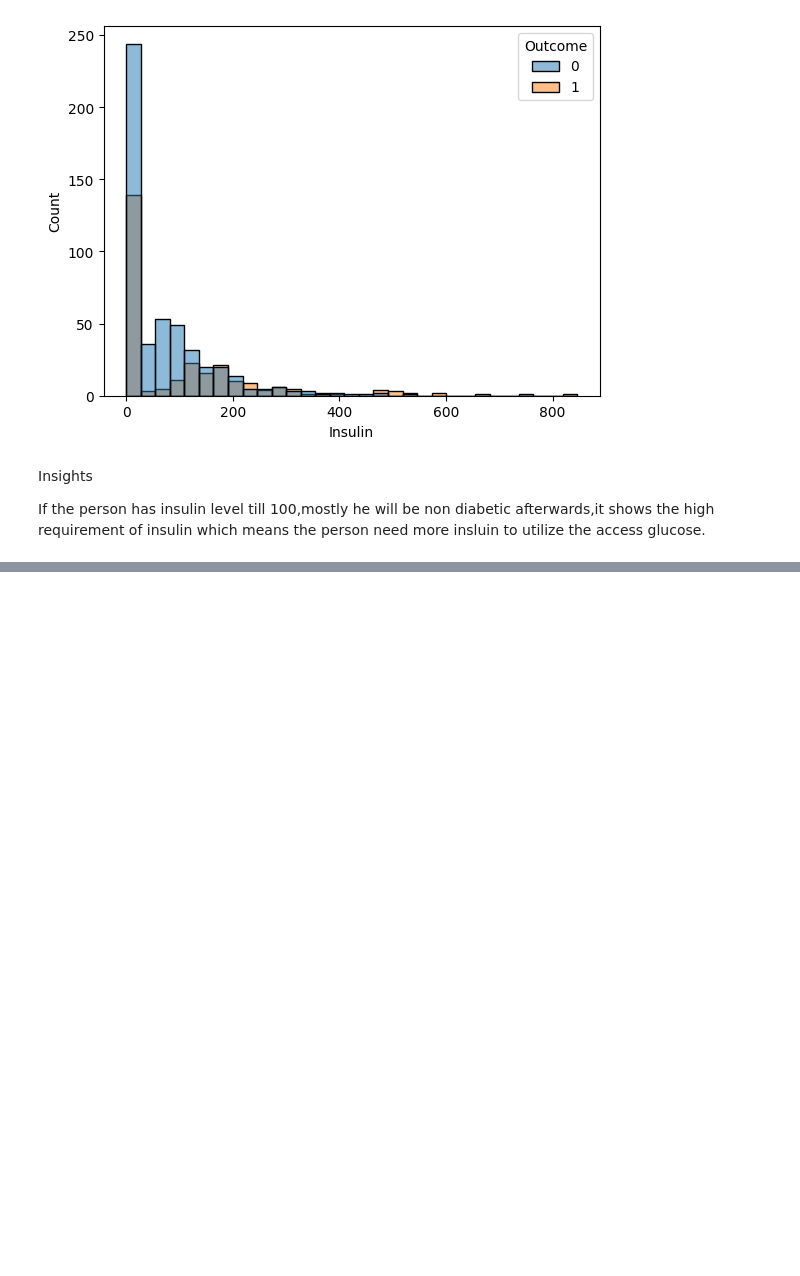
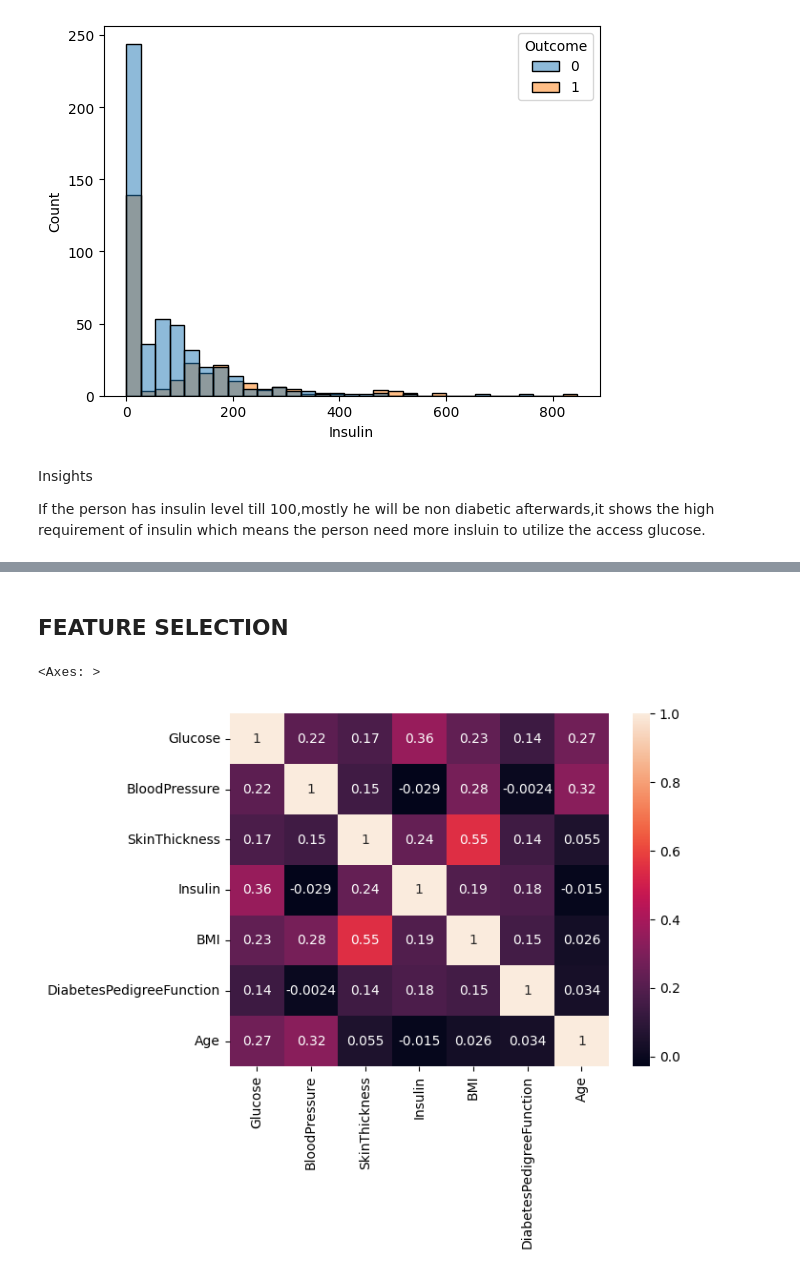
Before and after one commit to Aditya190704/Supervised_Learning_Practice, a Jupyter notebook: Logistic Regression/Diabetes_Prediction.ipynb, the cells around one changed output, grey strips where cells are left out. Cells and saved outputs as stored; diff of their text form; code cells hidden in the pictures; blank space fills up the shorter version.

```diff
--- a/Logistic Regression/Diabetes_Prediction.ipynb
+++ b/Logistic Regression/Diabetes_Prediction.ipynb
@@ -329,0 +467,5 @@ If the person has insulin level till 100,mostly he will be non diabetic afterwar
+# %%
+from sklearn.preprocessing import MinMaxScaler
+sc=MinMaxScaler()
+dl=['Pregnancies','Outcome']
+data1=sc.fit_transform(data.drop(dl,axis=1))
@@ -329,0 +516,3 @@ If the person has insulin level till 100,mostly he will be non diabetic afterwar
+# %%
+data2=pd.DataFrame(data1,columns=['Glucose', 'BloodPressure', 'SkinThickness', 'Insulin',
+       'BMI', 'DiabetesPedigreeFunction', 'Age'])
@@ -329,0 +565,11 @@ If the person has insulin level till 100,mostly he will be non diabetic afterwar
+# %% [markdown]
+## FEATURE SELECTION
+# %%
+## No redundant fetaures
+## We will check correlation
+sns.heatmap(data2.corr(),annot=True)
+
+# So no correlation hence no features should be
+# %% [output]
+<Axes: >
+[figure, added]
```
Also changed, not shown: parts of 60 cells of this notebook.
